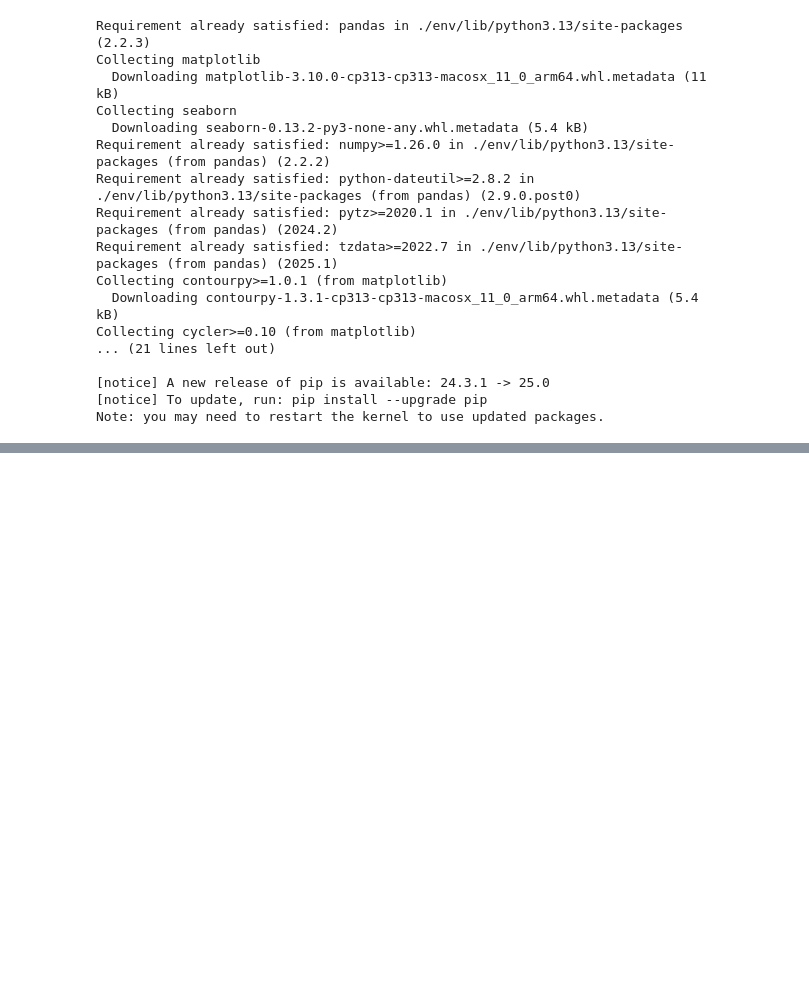
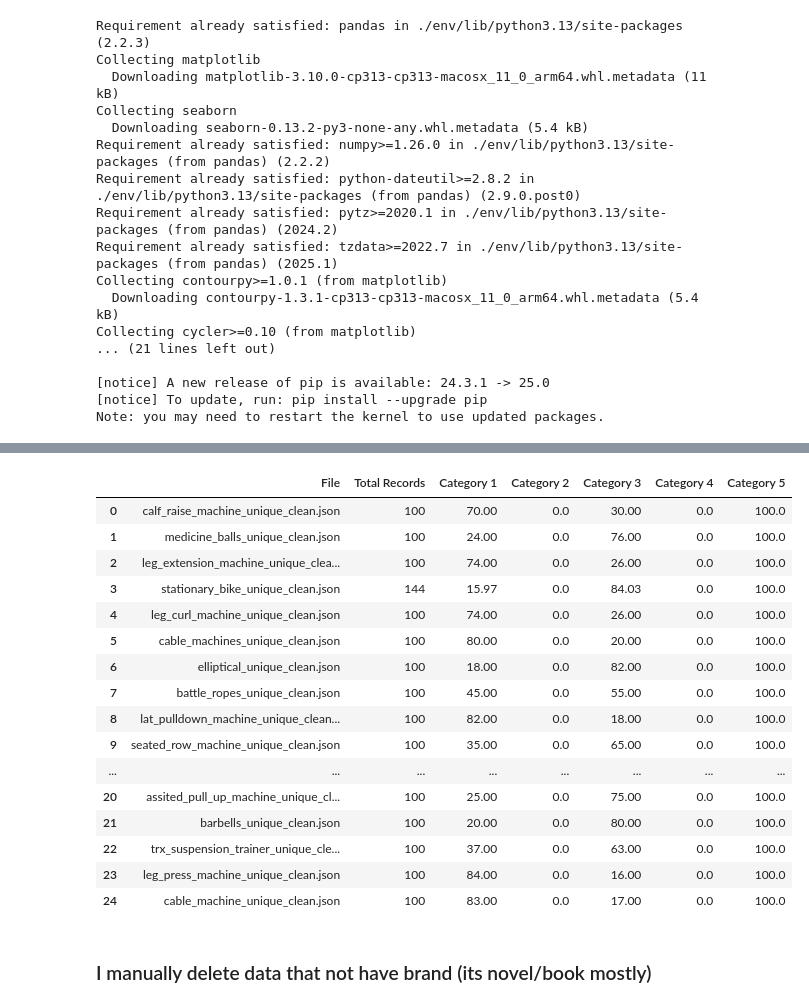
Before and after one commit to E-cercise/data-scrapper-actor, a Jupyter notebook: experimant.ipynb, the cells around one changed output, grey strips where cells are left out. Drawn from its saved outputs; the diff is of its cells as text; code cells hidden in the pictures; blank space fills up the shorter version.

```diff
--- a/experimant.ipynb
+++ b/experimant.ipynb
@@ -405 +405,25 @@ if __name__ == "__main__":
 Analytics report saved to 'analytics_report.csv'.
+# %%
+df = pd.read_csv("analytics_report.csv")
+
+df
+# %% [output]
+|  | File | Total Records | Category 1 | Category 2 | Category 3 | Category 4 | Category 5 |
+| 0 | calf_raise_machine_unique_clean.json | 100 | 70.00 | 0.0 | 30.00 | 0.0 | 100.0 |
+| 1 | medicine_balls_unique_clean.json | 100 | 24.00 | 0.0 | 76.00 | 0.0 | 100.0 |
+| 2 | leg_extension_machine_unique_clea... | 100 | 74.00 | 0.0 | 26.00 | 0.0 | 100.0 |
+| 3 | stationary_bike_unique_clean.json | 144 | 15.97 | 0.0 | 84.03 | 0.0 | 100.0 |
+| 4 | leg_curl_machine_unique_clean.json | 100 | 74.00 | 0.0 | 26.00 | 0.0 | 100.0 |
+| 5 | cable_machines_unique_clean.json | 100 | 80.00 | 0.0 | 20.00 | 0.0 | 100.0 |
+| 6 | elliptical_unique_clean.json | 100 | 18.00 | 0.0 | 82.00 | 0.0 | 100.0 |
+| 7 | battle_ropes_unique_clean.json | 100 | 45.00 | 0.0 | 55.00 | 0.0 | 100.0 |
+| 8 | lat_pulldown_machine_unique_clean... | 100 | 82.00 | 0.0 | 18.00 | 0.0 | 100.0 |
+| 9 | seated_row_machine_unique_clean.json | 100 | 35.00 | 0.0 | 65.00 | 0.0 | 100.0 |
+| ... | ... | ... | ... | ... | ... | ... | ... |
+| 20 | assited_pull_up_machine_unique_cl... | 100 | 25.00 | 0.0 | 75.00 | 0.0 | 100.0 |
+| 21 | barbells_unique_clean.json | 100 | 20.00 | 0.0 | 80.00 | 0.0 | 100.0 |
+| 22 | trx_suspension_trainer_unique_cle... | 100 | 37.00 | 0.0 | 63.00 | 0.0 | 100.0 |
+| 23 | leg_press_machine_unique_clean.json | 100 | 84.00 | 0.0 | 16.00 | 0.0 | 100.0 |
+| 24 | cable_machine_unique_clean.json | 100 | 83.00 | 0.0 | 17.00 | 0.0 | 100.0 |
+# %% [markdown]
+### I manually delete data that not have brand (its novel/book mostly)
```
Also changed, not shown: parts of 1 cell of this notebook, 4 other files.
